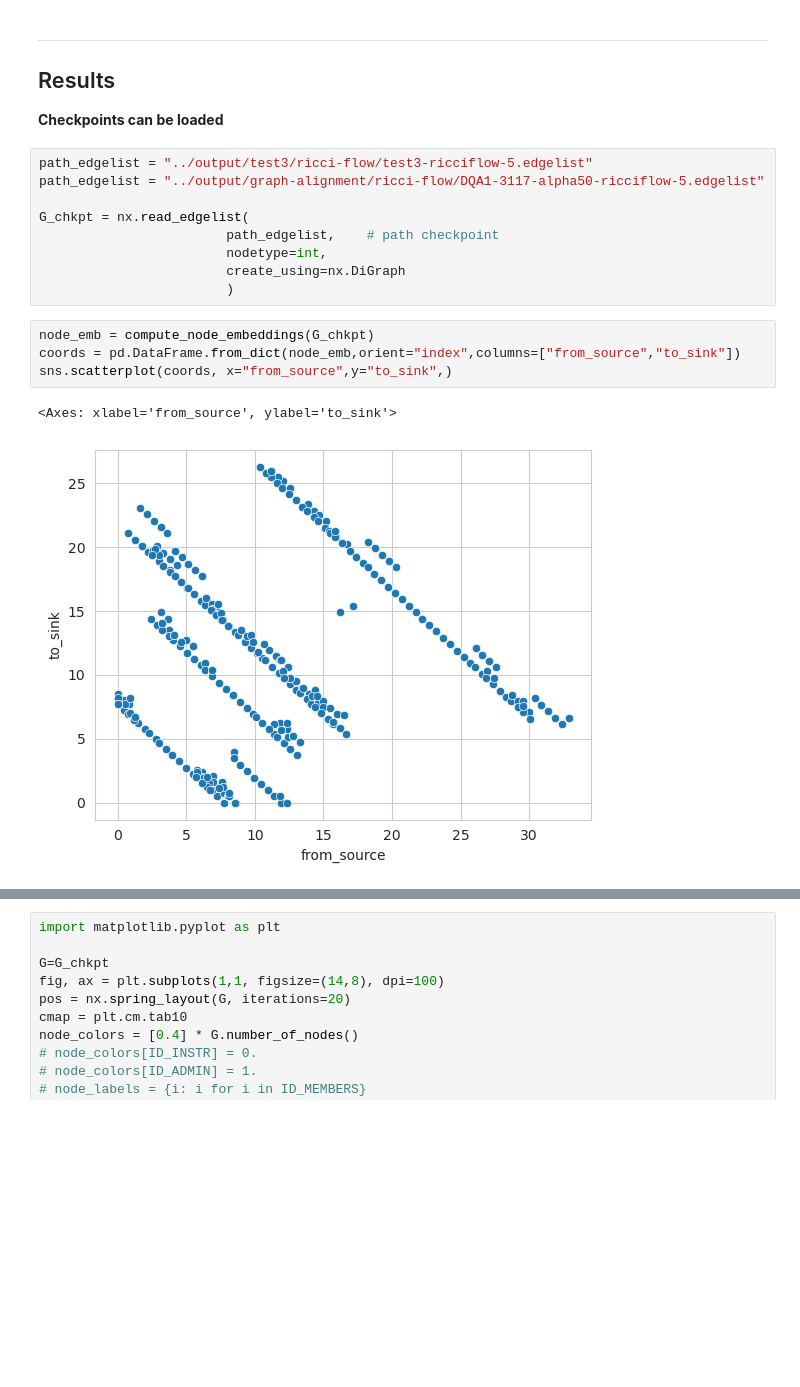
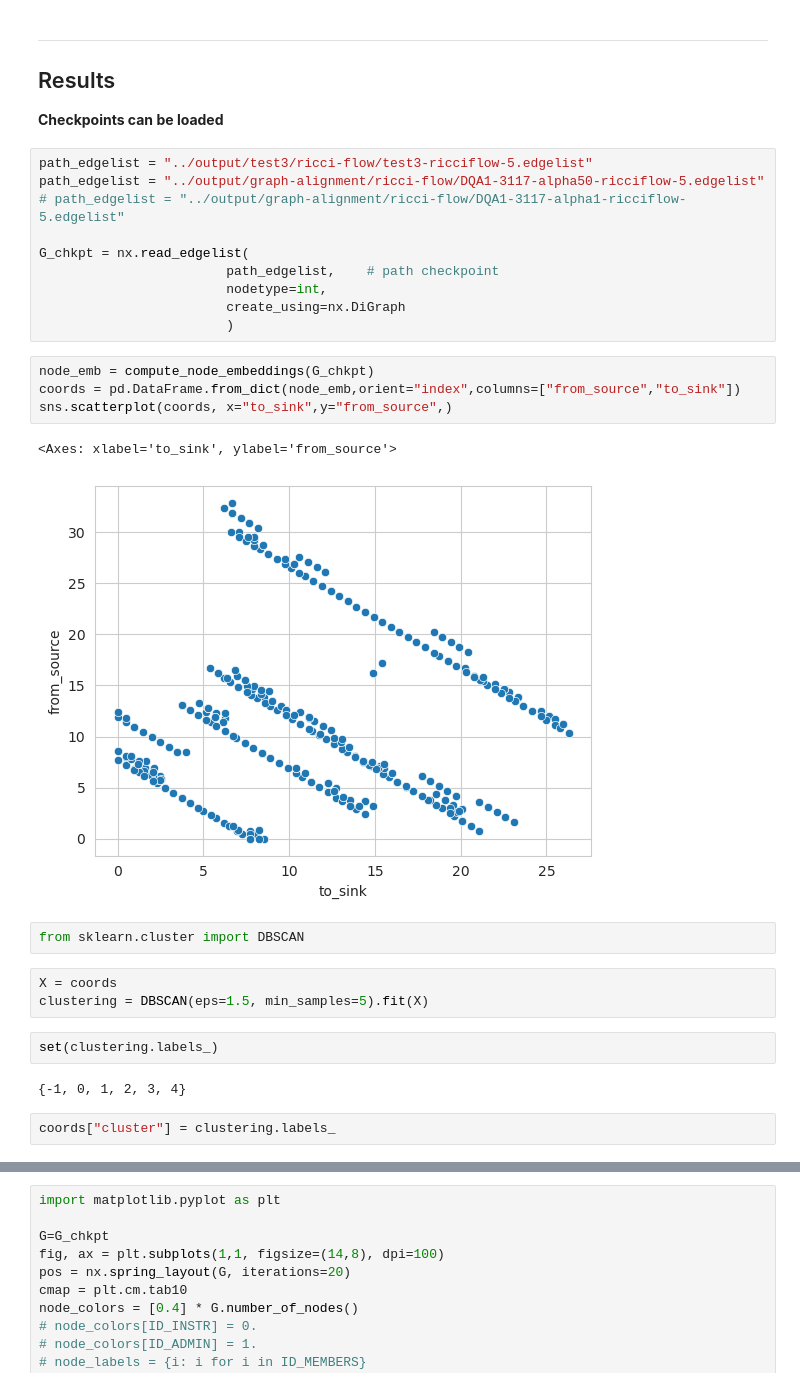
Before and after one commit to jorgeavilacartes/panricci, a Jupyter notebook: notebooks/ricci-flow.ipynb, the cells around one changed output, grey strips where cells are left out. Cells and saved outputs as stored; diff of their text form; blank space fills up the shorter version.

```diff
--- a/notebooks/ricci-flow.ipynb
+++ b/notebooks/ricci-flow.ipynb
@@ -42,6 +42,7 @@ ___
 # %%
 path_edgelist = "../output/test3/ricci-flow/test3-ricciflow-5.edgelist"
 path_edgelist = "../output/graph-alignment/ricci-flow/DQA1-3117-alpha50-ricciflow-5.edgelist"
+# path_edgelist = "../output/graph-alignment/ricci-flow/DQA1-3117-alpha1-ricciflow-5.edgelist"
 
 G_chkpt = nx.read_edgelist(
                         path_edgelist,    # path checkpoint
@@ -51,7 +52,18 @@ G_chkpt = nx.read_edgelist(
 # %%
 node_emb = compute_node_embeddings(G_chkpt)
 coords = pd.DataFrame.from_dict(node_emb,orient="index",columns=["from_source","to_sink"])
-sns.scatterplot(coords, x="from_source",y="to_sink",)
+sns.scatterplot(coords, x="to_sink",y="from_source",)
 # %% [output]
-<Axes: xlabel='from_source', ylabel='to_sink'>
+<Axes: xlabel='to_sink', ylabel='from_source'>
-[figure, old version]
+[figure, new version]
+# %%
+from sklearn.cluster import DBSCAN
+# %%
+X = coords
+clustering = DBSCAN(eps=1.5, min_samples=5).fit(X)
+# %%
+set(clustering.labels_)
+# %% [output]
+{-1, 0, 1, 2, 3, 4}
+# %%
+coords["cluster"] = clustering.labels_
```
Also changed, not shown: parts of 4 cells of this notebook, 3 other files.
